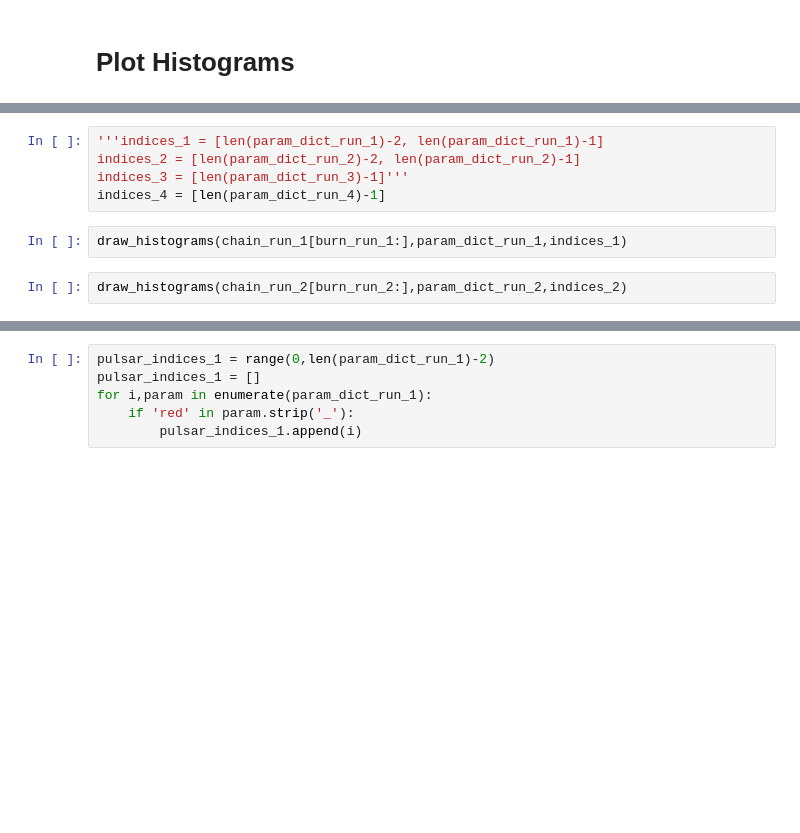
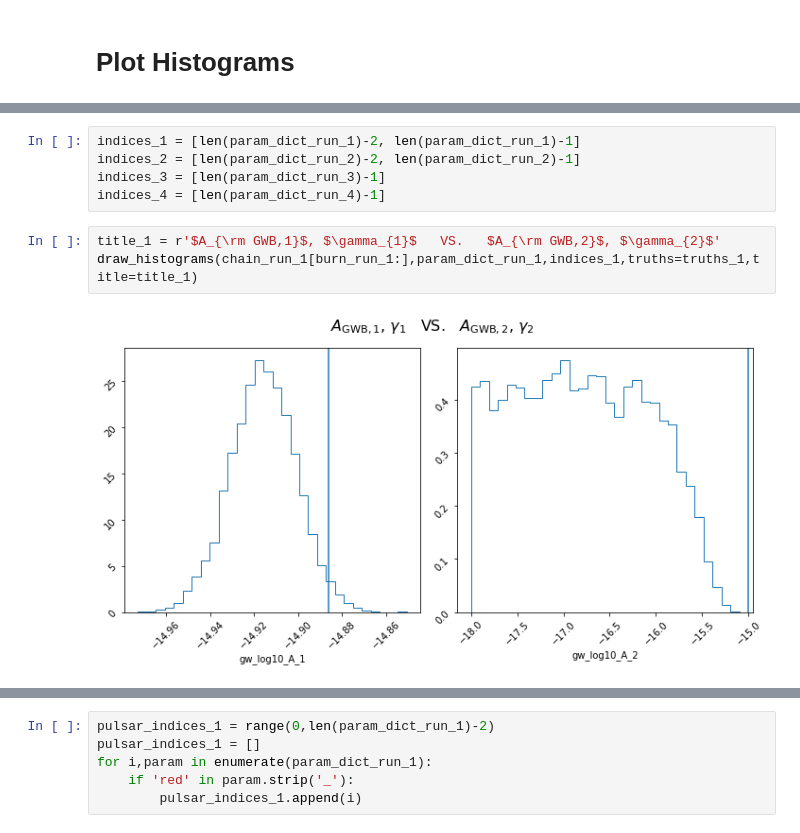
Before and after one commit to LBJ-Wade/NANOGrav, a Jupyter notebook: BackgroundInjections/Plotzv2.ipynb, the cells around one changed output, grey strips where cells are left out. Drawn from its saved outputs; the diff is of its cells as text; blank space fills up the shorter version.

```diff
--- a/BackgroundInjections/Plotzv2.ipynb
+++ b/BackgroundInjections/Plotzv2.ipynb
@@ -158,11 +167,12 @@ def draw_histograms(data, labels, indices,figsize=(10,5),n_cols=2,truths=None):
     fig.tight_layout()
     plt.show()
 # %%
-'''indices_1 = [len(param_dict_run_1)-2, len(param_dict_run_1)-1]
+indices_1 = [len(param_dict_run_1)-2, len(param_dict_run_1)-1]
 indices_2 = [len(param_dict_run_2)-2, len(param_dict_run_2)-1]
-indices_3 = [len(param_dict_run_3)-1]'''
+indices_3 = [len(param_dict_run_3)-1]
 indices_4 = [len(param_dict_run_4)-1]
-# %%
-draw_histograms(chain_run_1[burn_run_1:],param_dict_run_1,indices_1)
-# %%
-draw_histograms(chain_run_2[burn_run_2:],param_dict_run_2,indices_2)
+# %%
+title_1 = r'$A_{\rm GWB,1}$, $\gamma_{1}$   VS.   $A_{\rm GWB,2}$, $\gamma_{2}$'
+draw_histograms(chain_run_1[burn_run_1:],param_dict_run_1,indices_1,truths=truths_1,title=title_1)
+# %% [output]
+[figure, added]
```
Also changed, not shown: parts of 14 cells of this notebook.
